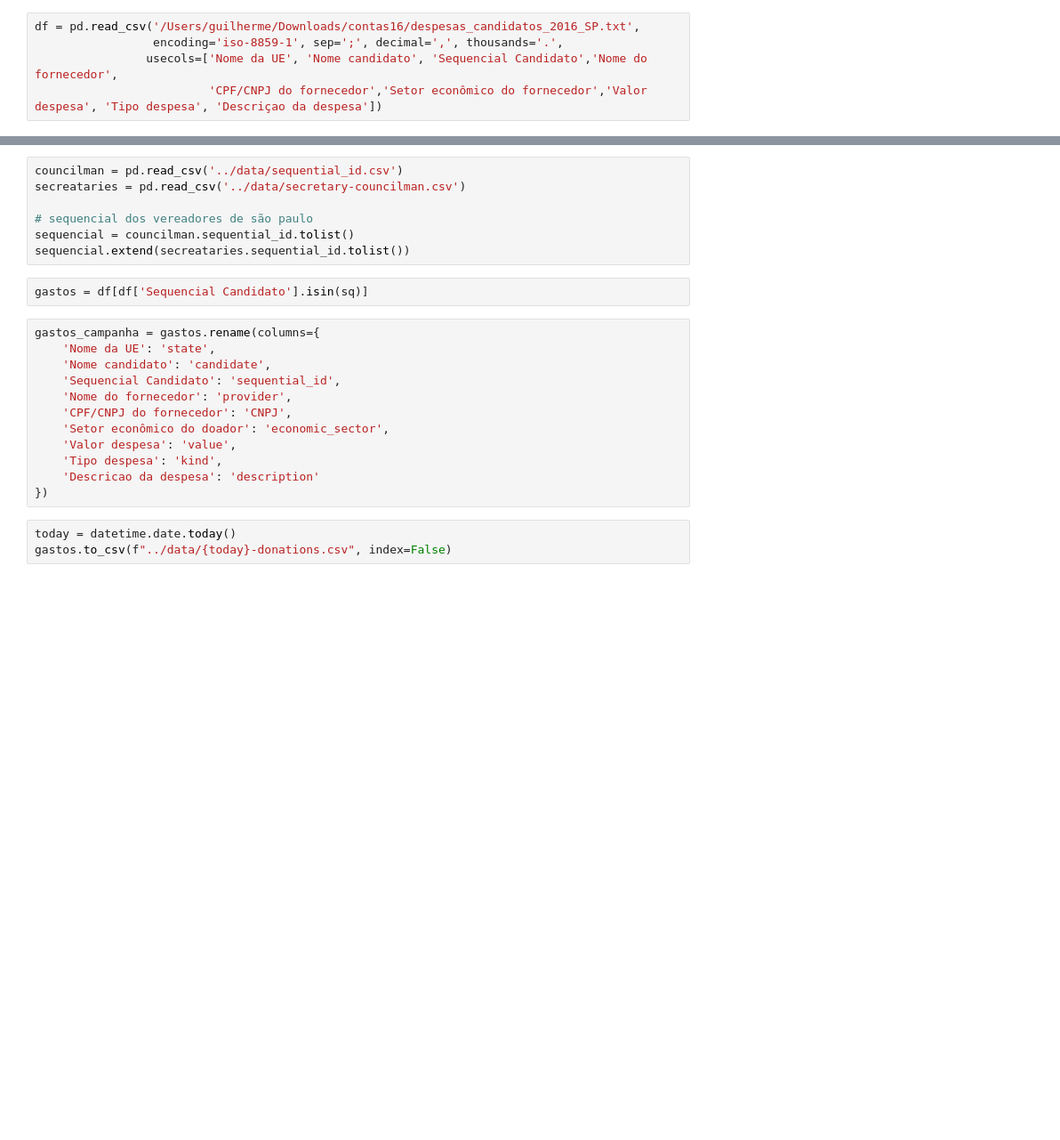
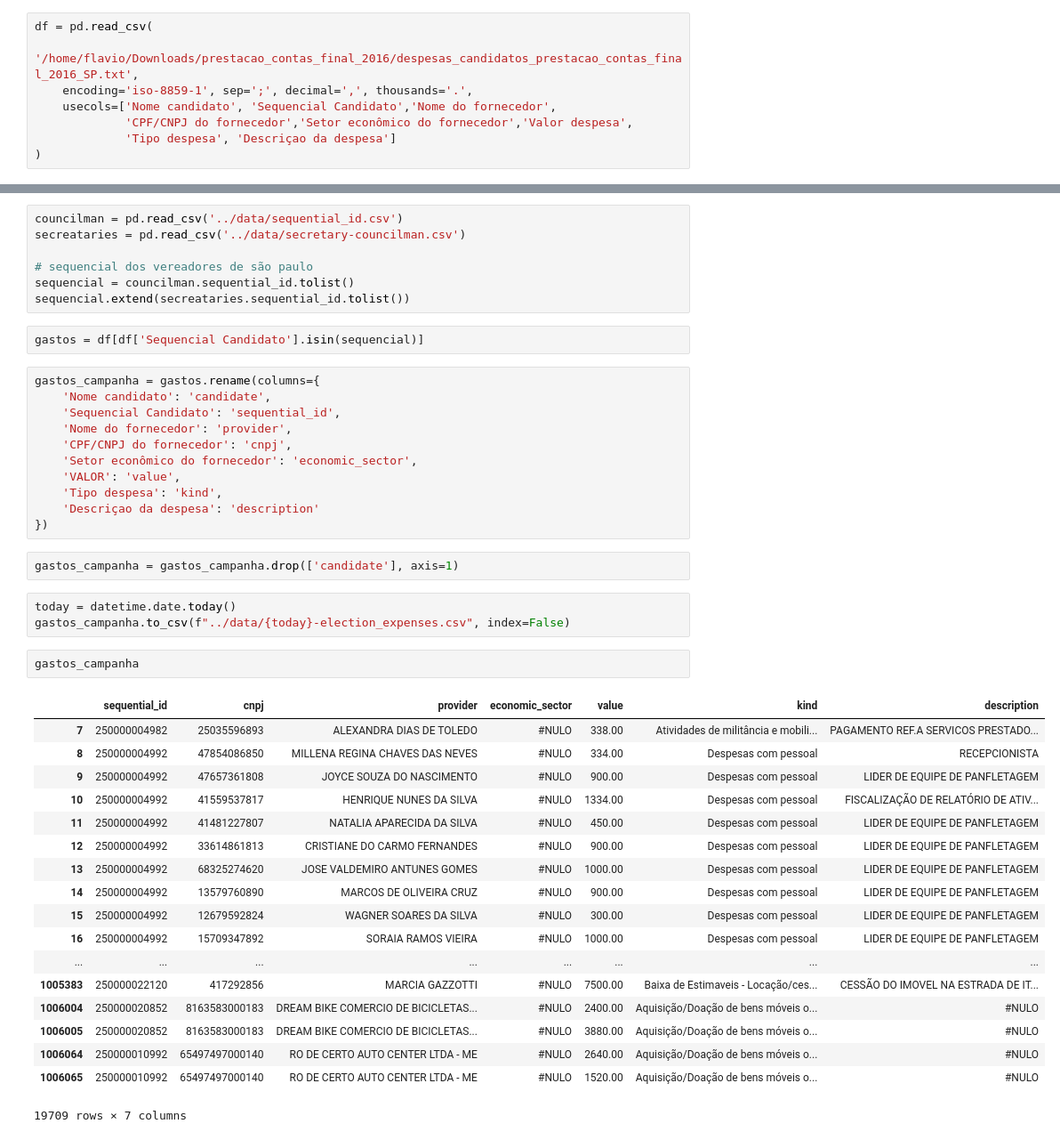
Before and after one commit to novelo-io/atlas, a Jupyter notebook: atlas/notebooks/2017-04-13-expenses_election.ipynb, the cells around one changed output, grey strips where cells are left out. Shown at 89% size. Cells and saved outputs as stored; diff of their text form; blank space fills up the shorter version.

Commit message:
ajustes em notebook e download de informação de salário de março

```diff
--- a/atlas/notebooks/2017-04-13-expenses_election.ipynb
+++ b/atlas/notebooks/2017-04-13-expenses_election.ipynb
@@ -2,10 +2,13 @@
 import pandas as pd
 import datetime
 # %%
-df = pd.read_csv('/Users/guilherme/Downloads/contas16/despesas_candidatos_2016_SP.txt',
-                 encoding='iso-8859-1', sep=';', decimal=',', thousands='.',
-                usecols=['Nome da UE', 'Nome candidato', 'Sequencial Candidato','Nome do fornecedor',
-                         'CPF/CNPJ do fornecedor','Setor econômico do fornecedor','Valor despesa', 'Tipo despesa', 'Descriçao da despesa'])
+df = pd.read_csv(
+    '/home/flavio/Downloads/prestacao_contas_final_2016/despesas_candidatos_prestacao_contas_final_2016_SP.txt',
+    encoding='iso-8859-1', sep=';', decimal=',', thousands='.',
+    usecols=['Nome candidato', 'Sequencial Candidato','Nome do fornecedor',
+             'CPF/CNPJ do fornecedor','Setor econômico do fornecedor','Valor despesa',
+             'Tipo despesa', 'Descriçao da despesa']
+)
 # %%
 pd.to_numeric(df['Valor despesa'])
 df = df.rename(columns={'Valor despesa': 'VALOR'})
@@ -17,19 +20,41 @@ secreataries = pd.read_csv('../data/secretary-councilman.csv')
 sequencial = councilman.sequential_id.tolist()
 sequencial.extend(secreataries.sequential_id.tolist())
 # %%
-gastos = df[df['Sequencial Candidato'].isin(sq)]
+gastos = df[df['Sequencial Candidato'].isin(sequencial)]
 # %%
 gastos_campanha = gastos.rename(columns={
-    'Nome da UE': 'state',
     'Nome candidato': 'candidate',
     'Sequencial Candidato': 'sequential_id',
     'Nome do fornecedor': 'provider',
-    'CPF/CNPJ do fornecedor': 'CNPJ',
-    'Setor econômico do doador': 'economic_sector',
-    'Valor despesa': 'value',
+    'CPF/CNPJ do fornecedor': 'cnpj',
+    'Setor econômico do fornecedor': 'economic_sector',
+    'VALOR': 'value',
     'Tipo despesa': 'kind',
-    'Descricao da despesa': 'description'
+    'Descriçao da despesa': 'description'
 })
+# %%
+gastos_campanha = gastos_campanha.drop(['candidate'], axis=1)
 # %%
 today = datetime.date.today()
-gastos.to_csv(f"../data/{today}-donations.csv", index=False)
+gastos_campanha.to_csv(f"../data/{today}-election_expenses.csv", index=False)
+# %%
+gastos_campanha
+# %% [output]
+|  | sequential_id | cnpj | provider | economic_sector | value | kind | description |
+| 7 | 250000004982 | 25035596893 | ALEXANDRA DIAS DE TOLEDO | #NULO | 338.00 | Atividades de militância e mobili... | PAGAMENTO REF.A SERVICOS PRESTADO... |
+| 8 | 250000004992 | 47854086850 | MILLENA REGINA CHAVES DAS NEVES | #NULO | 334.00 | Despesas com pessoal | RECEPCIONISTA |
+| 9 | 250000004992 | 47657361808 | JOYCE SOUZA DO NASCIMENTO | #NULO | 900.00 | Despesas com pessoal | LIDER DE EQUIPE DE PANFLETAGEM |
+| 10 | 250000004992 | 41559537817 | HENRIQUE NUNES DA SILVA | #NULO | 1334.00 | Despesas com pessoal | FISCALIZAÇÃO DE RELATÓRIO DE ATIV... |
+| 11 | 250000004992 | 41481227807 | NATALIA APARECIDA DA SILVA | #NULO | 450.00 | Despesas com pessoal | LIDER DE EQUIPE DE PANFLETAGEM |
+| 12 | 250000004992 | 33614861813 | CRISTIANE DO CARMO FERNANDES | #NULO | 900.00 | Despesas com pessoal | LIDER DE EQUIPE DE PANFLETAGEM |
+| 13 | 250000004992 | 68325274620 | JOSE VALDEMIRO ANTUNES GOMES | #NULO | 1000.00 | Despesas com pessoal | LIDER DE EQUIPE DE PANFLETAGEM |
+| 14 | 250000004992 | 13579760890 | MARCOS DE OLIVEIRA CRUZ | #NULO | 900.00 | Despesas com pessoal | LIDER DE EQUIPE DE PANFLETAGEM |
+| 15 | 250000004992 | 12679592824 | WAGNER SOARES DA SILVA | #NULO | 300.00 | Despesas com pessoal | LIDER DE EQUIPE DE PANFLETAGEM |
+| 16 | 250000004992 | 15709347892 | SORAIA RAMOS VIEIRA | #NULO | 1000.00 | Despesas com pessoal | LIDER DE EQUIPE DE PANFLETAGEM |
+| ... | ... | ... | ... | ... | ... | ... | ... |
+| 1005383 | 250000022120 | 417292856 | MARCIA GAZZOTTI | #NULO | 7500.00 | Baixa de Estimaveis - Locação/ces... | CESSÃO DO IMOVEL NA ESTRADA DE IT... |
+| 1006004 | 250000020852 | 8163583000183 | DREAM BIKE COMERCIO DE BICICLETAS... | #NULO | 2400.00 | Aquisição/Doação de bens móveis o... | #NULO |
+| 1006005 | 250000020852 | 8163583000183 | DREAM BIKE COMERCIO DE BICICLETAS... | #NULO | 3880.00 | Aquisição/Doação de bens móveis o... | #NULO |
+| 1006064 | 250000010992 | 65497497000140 | RO DE CERTO AUTO CENTER LTDA - ME | #NULO | 2640.00 | Aquisição/Doação de bens móveis o... | #NULO |
+| 1006065 | 250000010992 | 65497497000140 | RO DE CERTO AUTO CENTER LTDA - ME | #NULO | 1520.00 | Aquisição/Doação de bens móveis o... | #NULO |
+19709 rows × 7 columns
```
Also changed, not shown: 5 other files.
